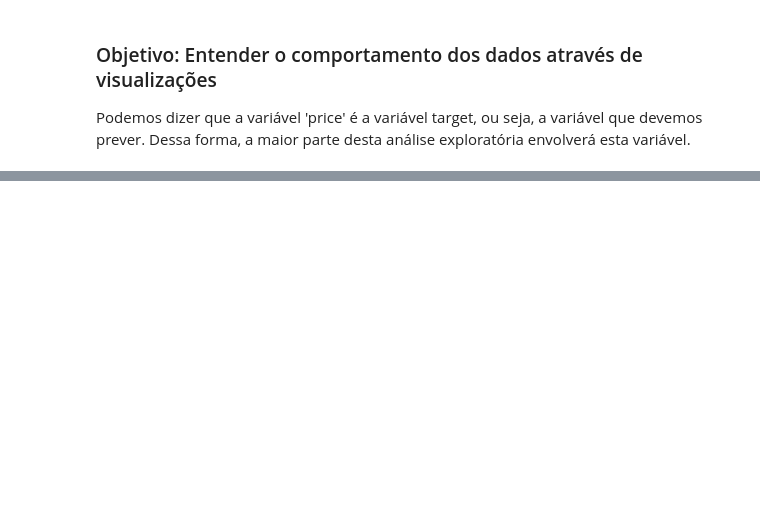
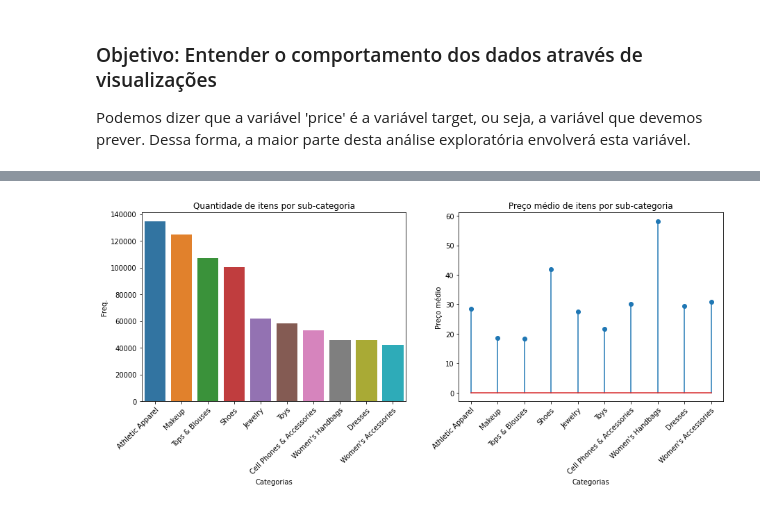
Before and after one commit to anachavesv8/Bootcamp_Blue, a Jupyter notebook: EDA.ipynb, the cells around one changed output, grey strips where cells are left out. Drawn from its saved outputs; the diff is of its cells as text; code cells hidden in the pictures; blank space fills up the shorter version.

```diff
--- a/EDA.ipynb
+++ b/EDA.ipynb
@@ -128,0 +99,24 @@ plt.show()
+# %%
+x = train['subcat_1'].value_counts().reset_index()
+
+plt.subplots(1, 2, figsize=(15,5))
+
+plt.subplot(1,2,1)
+sns.barplot(data=x[0:10], x = 'index', y = 'subcat_1')
+plt.xlabel('Categorias')
+plt.ylabel('Freq.')
+plt.title('Quantidade de itens por sub-categoria')
+plt.xticks(rotation=45, rotation_mode='anchor', ha='right')
+
+x = train[['subcat_1','price']].groupby('subcat_1').agg(['mean','count']).reset_index().sort_values(by=('price','count'), ascending=False)
+
+plt.subplot(1,2,2)
+plt.stem(x['subcat_1'][0:10],x[('price','mean')][0:10])
+plt.title('Preço médio de itens por sub-categoria')
+plt.xlabel('Categorias')
+plt.ylabel('Preço médio')
+plt.xticks(rotation=45, rotation_mode='anchor', ha='right')
+
+plt.show()
+# %% [output]
+[figure, added]
```
Also changed, not shown: parts of 22 cells of this notebook.
